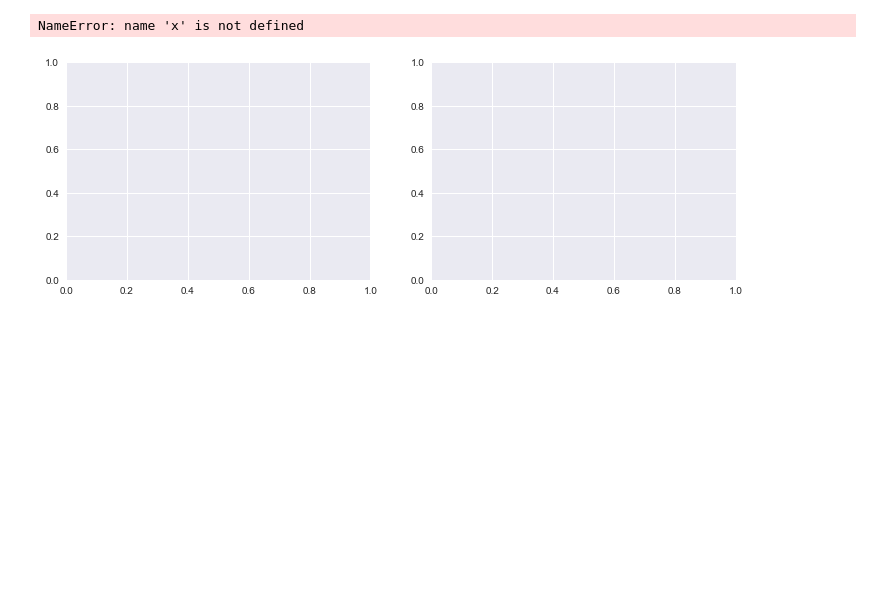
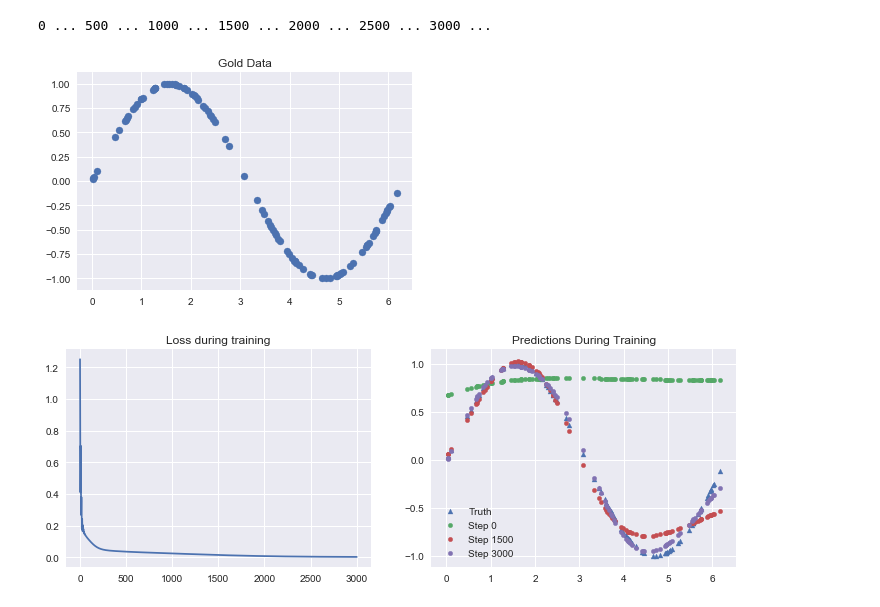
Before and after one commit to liavkoren/ai-ml-rl, a Jupyter notebook: dqn_implementations/mine/Untitled1.ipynb, the cells around one changed output. Drawn from its saved outputs; the diff is of its cells as text; code cells hidden in the pictures; blank space fills up the shorter version.

```diff
--- a/dqn_implementations/mine/Untitled1.ipynb
+++ b/dqn_implementations/mine/Untitled1.ipynb
@@ -21,15 +21,12 @@ import matplotlib.pyplot as plt
 import seaborn as sb
 sb.set()
 
-import torch
-import torch.nn as nn
-import torch.nn.functional as F
-import torch.optim as optim
+# Get inputs and gold outputs
+x = 2 * 3.1415 * torch.rand(100,1)
+y = x.sin()
 
-import matplotlib.pyplot as plt
-%matplotlib inline
-import seaborn as sb
-sb.set()
+plt.scatter(x.numpy(), y.numpy())
+_ = plt.title('Gold Data')
 
 class Model(nn.Module):
     def __init__(self, hidden_dim):
@@ -77,32 +74,33 @@ for i in range(nepochs):
 
     # We only monitor network forward/backward passes
     # occasionally for efficiency
     if i % monitor_every == 0:
         model.monitoring(True)
         print(i,'...', end=' ')
     else:
         model.monitoring(False)
 
     # Run the model, calculate loss, take a training step
     yhat = model(x)
     loss = ((yhat - y)**2).mean()
     optimizer.zero_grad()
     loss.backward()
     optimizer.step()
 
     # Log loss values
     losses.append(loss.item())
     writer.add_scalar('train loss', loss.item(), i)
 
     # Plot predictions at intermediate steps
     if i % (nepochs//2) == 0:
         ax1.scatter(x.numpy(), yhat.detach().numpy(), label='Step {}'.format(i), s=20)
 
 # Plot the learning curve and sample predictions
 ax0.plot(list(range(len(losses))), losses)
 ax0.set_title('Loss during training')
 ax1.set_title('Predictions During Training')
 _ = ax1.legend()
 # %% [output]
-NameError: name 'x' is not defined
+0 ... 500 ... 1000 ... 1500 ... 2000 ... 2500 ... 3000 ...
-[figure, old version]
+[figure, new version]
+[figure, added]
```
Also changed, not shown: parts of 2 cells of this notebook.
